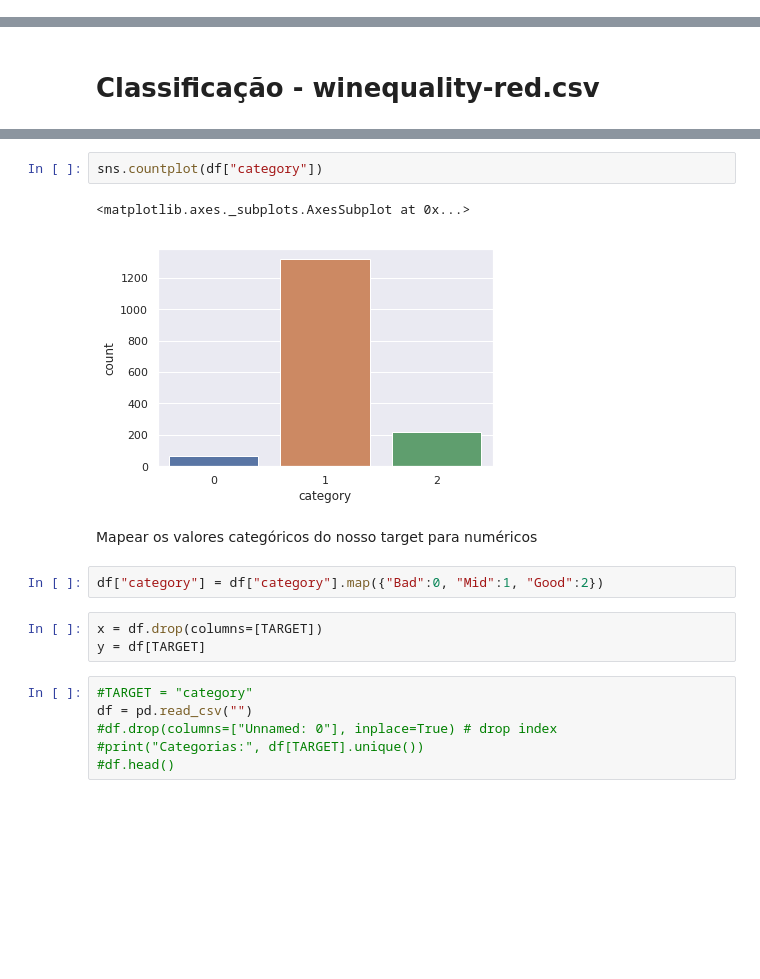
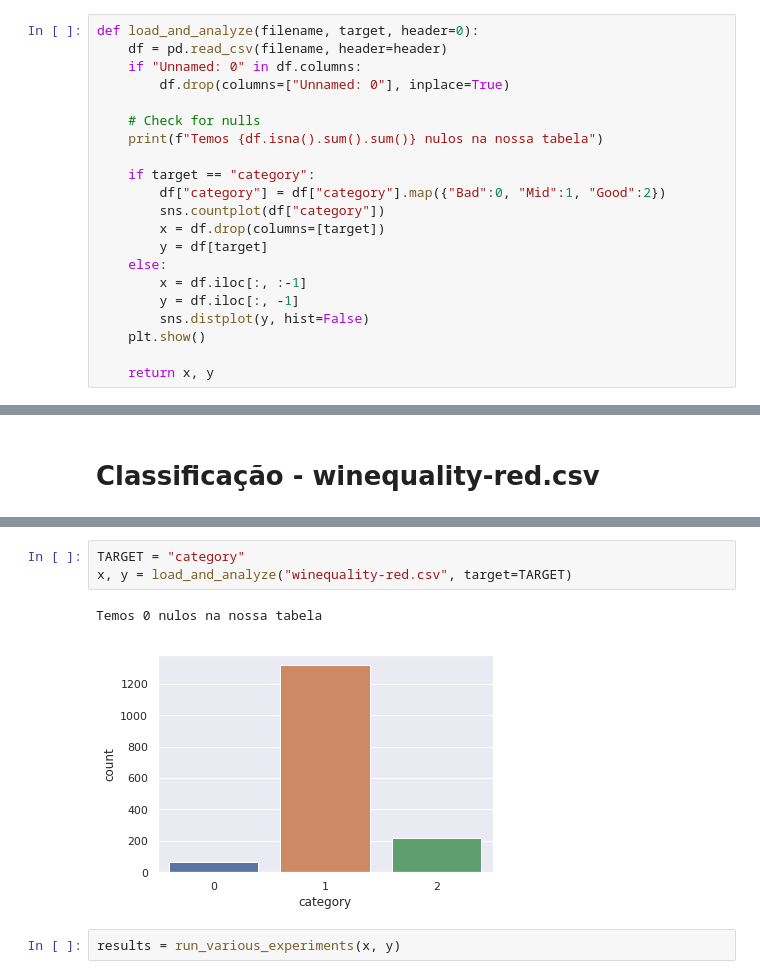
Before and after one commit to BrunoGomesCoelho/doodling-network, a Jupyter notebook: ex3/mlp-new.ipynb, the cells around one changed output, grey strips where cells are left out. Saved outputs shown, nothing was run; the diff lists cells and outputs as text; blank space fills up the shorter version.

```diff
--- a/ex3/mlp-new.ipynb
+++ b/ex3/mlp-new.ipynb
@@ -152,3 +154,24 @@ Diversas funções que seram utilizadas para ambos os datasets
+# %%
+def load_and_analyze(filename, target, header=0):
+    df = pd.read_csv(filename, header=header)
+    if "Unnamed: 0" in df.columns:
+        df.drop(columns=["Unnamed: 0"], inplace=True)
+
+    # Check for nulls
+    print(f"Temos {df.isna().sum().sum()} nulos na nossa tabela")
+
+    if target == "category":
+        df["category"] = df["category"].map({"Bad":0, "Mid":1, "Good":2})
+        sns.countplot(df["category"])
+        x = df.drop(columns=[target])
+        y = df[target]
+    else:
+        x = df.iloc[:, :-1]
+        y = df.iloc[:, -1]
+        sns.distplot(y, hist=False)
+    plt.show()
+
+    return x, y
 # %% [markdown]
 Função  para normalizar os dados que vamos utilizar posteriormente
 # %%
@@ -260,18 +261,8 @@ Vamos analisar a quantidade de dados por categoria
-# %%
-sns.countplot(df["category"])
-# %% [output]
-<matplotlib.axes._subplots.AxesSubplot at 0x...>
-[figure, removed]
-# %% [markdown]
-Mapear os valores categóricos do nosso target para numéricos
-# %%
-df["category"] = df["category"].map({"Bad":0, "Mid":1, "Good":2})
-# %%
-x = df.drop(columns=[TARGET])
-y = df[TARGET]
-# %%
-#TARGET = "category"
-df = pd.read_csv("")
-#df.drop(columns=["Unnamed: 0"], inplace=True) # drop index
-#print("Categorias:", df[TARGET].unique())
-#df.head()
+# %%
+TARGET = "category"
+x, y = load_and_analyze("winequality-red.csv", target=TARGET)
+# %% [output]
+Temos 0 nulos na nossa tabela
+[figure, added]
+# %%
+results = run_various_experiments(x, y)
```
Also changed, not shown: parts of 10 cells of this notebook.
